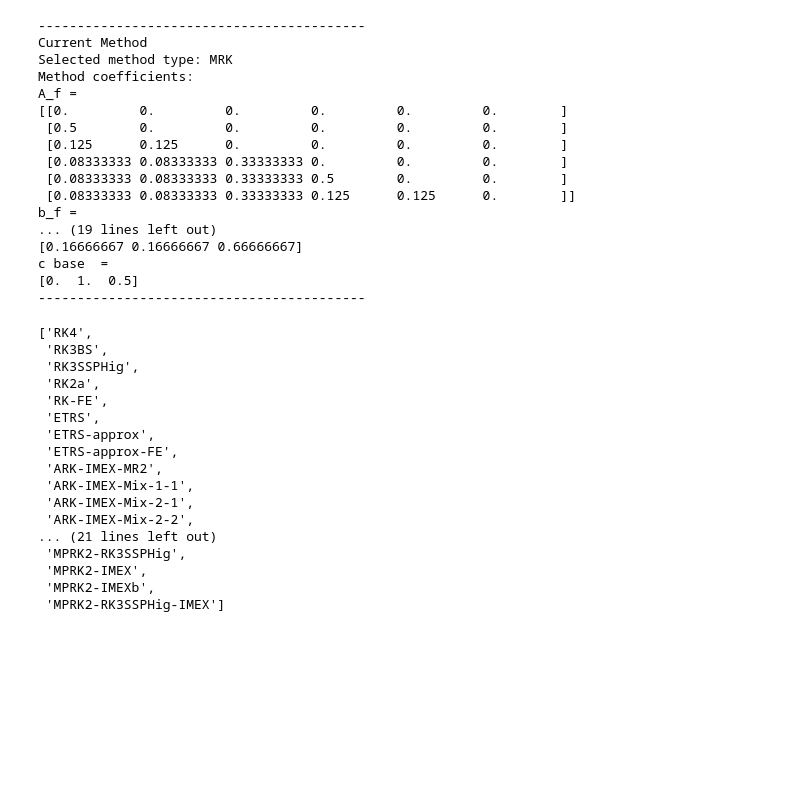
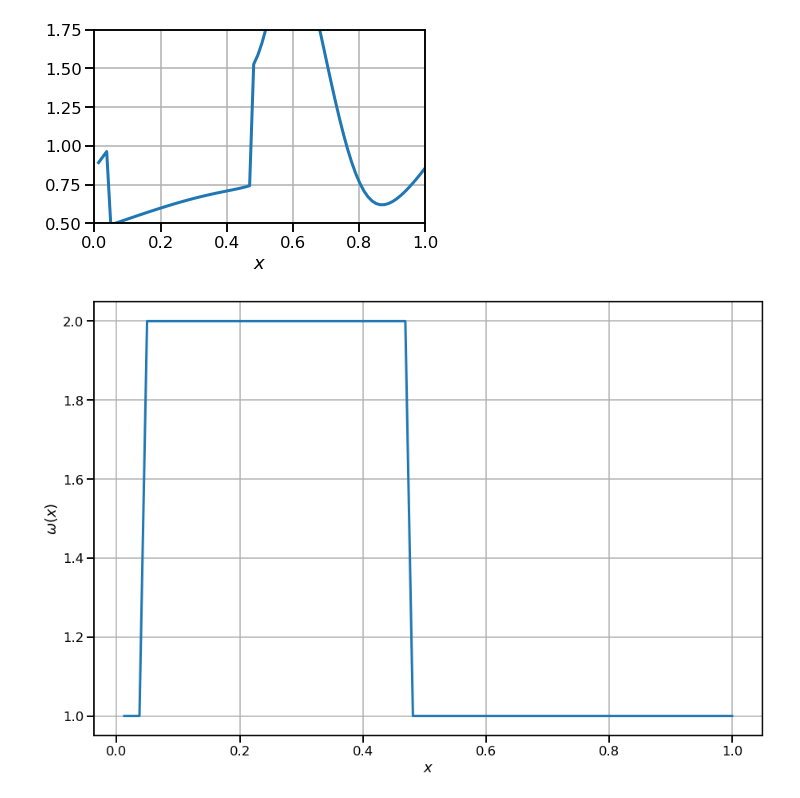
Before and after one commit to emconsta/desolve, a Jupyter notebook: notebooks/TestMRAdvection1D.ipynb, the cells around one changed output. Cells and saved outputs as stored; diff of their text form; code cells hidden in the pictures; blank space fills up the shorter version.

```diff
--- a/notebooks/TestMRAdvection1D.ipynb
+++ b/notebooks/TestMRAdvection1D.ipynb
@@ -118,37 +187,37 @@ solver.view_registered_methods()
-# %%
-solver.view_complete_status()
-# %% [output]
-------------------------------------------
-Current Method
-Selected method type: MRK
-Method coefficients:
-A_f =
-[[0.         0.         0.         0.         0.         0.        ]
- [0.5        0.         0.         0.         0.         0.        ]
- [0.125      0.125      0.         0.         0.         0.        ]
- [0.08333333 0.08333333 0.33333333 0.         0.         0.        ]
- [0.08333333 0.08333333 0.33333333 0.5        0.         0.        ]
- [0.08333333 0.08333333 0.33333333 0.125      0.125      0.        ]]
-b_f =
-... (19 lines left out)
-[0.16666667 0.16666667 0.66666667]
-c base  =
-[0.  1.  0.5]
-------------------------------------------
-['RK4',
- 'RK3BS',
- 'RK3SSPHig',
- 'RK2a',
- 'RK-FE',
- 'ETRS',
- 'ETRS-approx',
- 'ETRS-approx-FE',
- 'ARK-IMEX-MR2',
- 'ARK-IMEX-Mix-1-1',
- 'ARK-IMEX-Mix-2-1',
- 'ARK-IMEX-Mix-2-2',
-... (21 lines left out)
- 'MPRK2-RK3SSPHig',
- 'MPRK2-IMEX',
- 'MPRK2-IMEXb',
- 'MPRK2-RK3SSPHig-IMEX']
+# %%
+if(ANIMATION):
+    fig = plt.figure()
+    ax = plt.axes(xlim=(0, 1), ylim=(0.5, 1.75))
+    line, = ax.plot([], [], lw=3)
+    plt.grid('both')
+    plt.xlabel(r'$x$')
+    plt.tight_layout()
+    frames=u.shape[1]
+
+    def init():
+        line.set_data([], [])
+        return line,
+    def animate(i):
+        x = x_coord
+        y = np.squeeze(unvec(u[:,i],problem_setup['context']))
+        line.set_data(x, y)
+        return line,
+
+    anim = FuncAnimation(fig, animate, init_func=init,
+                                   frames=frames, interval=1, blit=True)
+
+
+    anim.save('mrk_sr.gif', writer='imagemagick')
+# %% [output]
+[figure, added]
+# %%
+if(PLOT_FLUX):
+    fig = plt.figure(figsize=(15, 10))
+    plt.plot(x_coord,np.squeeze(Flux_cv),lw=3)
+    plt.xlabel(r'$x$')
+    plt.ylabel(r'$\omega(x)$')
+    plt.grid('both')
+
+    plt.show()
+# %% [output]
+[figure, added]
```
Also changed, not shown: parts of 8 cells of this notebook, 6 other files.
